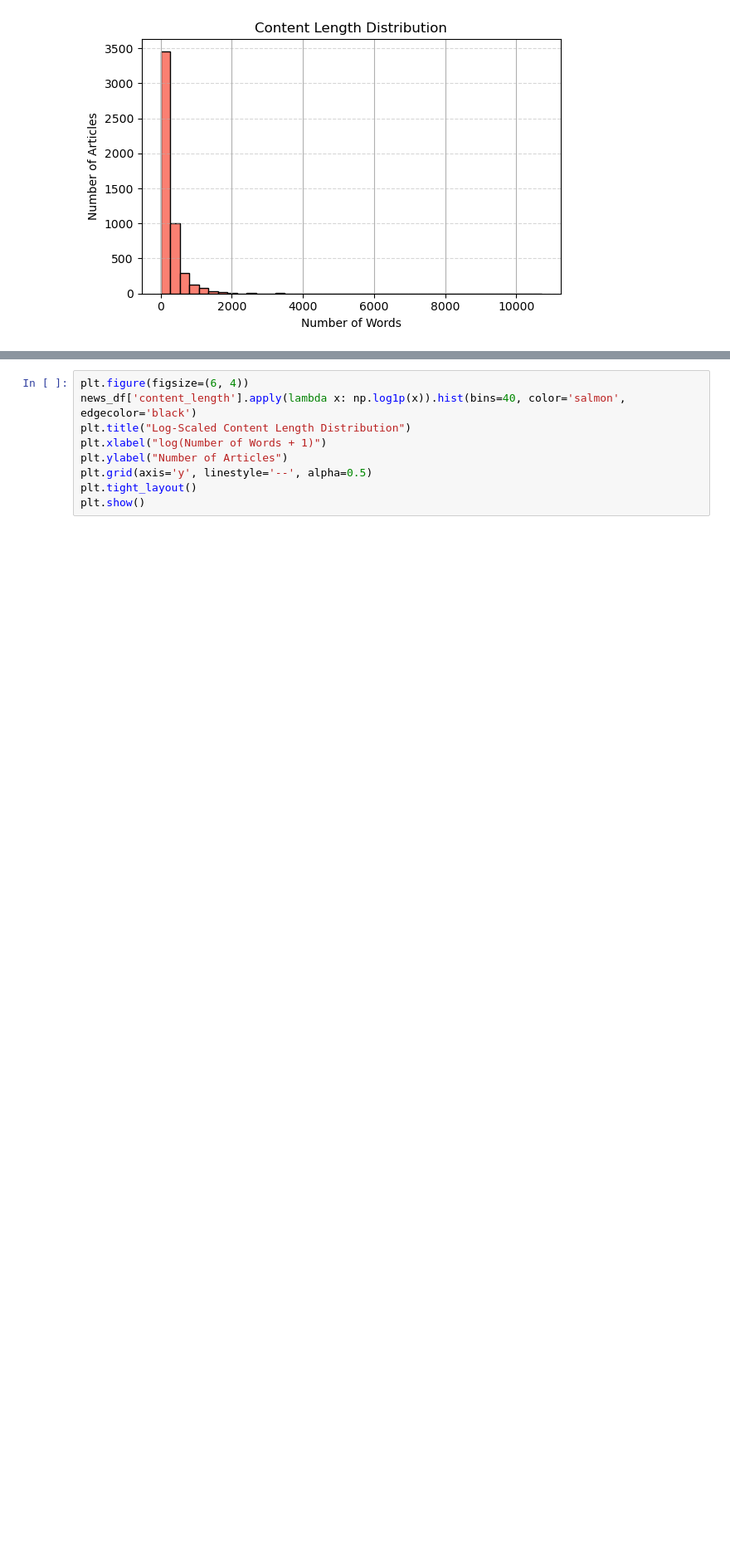
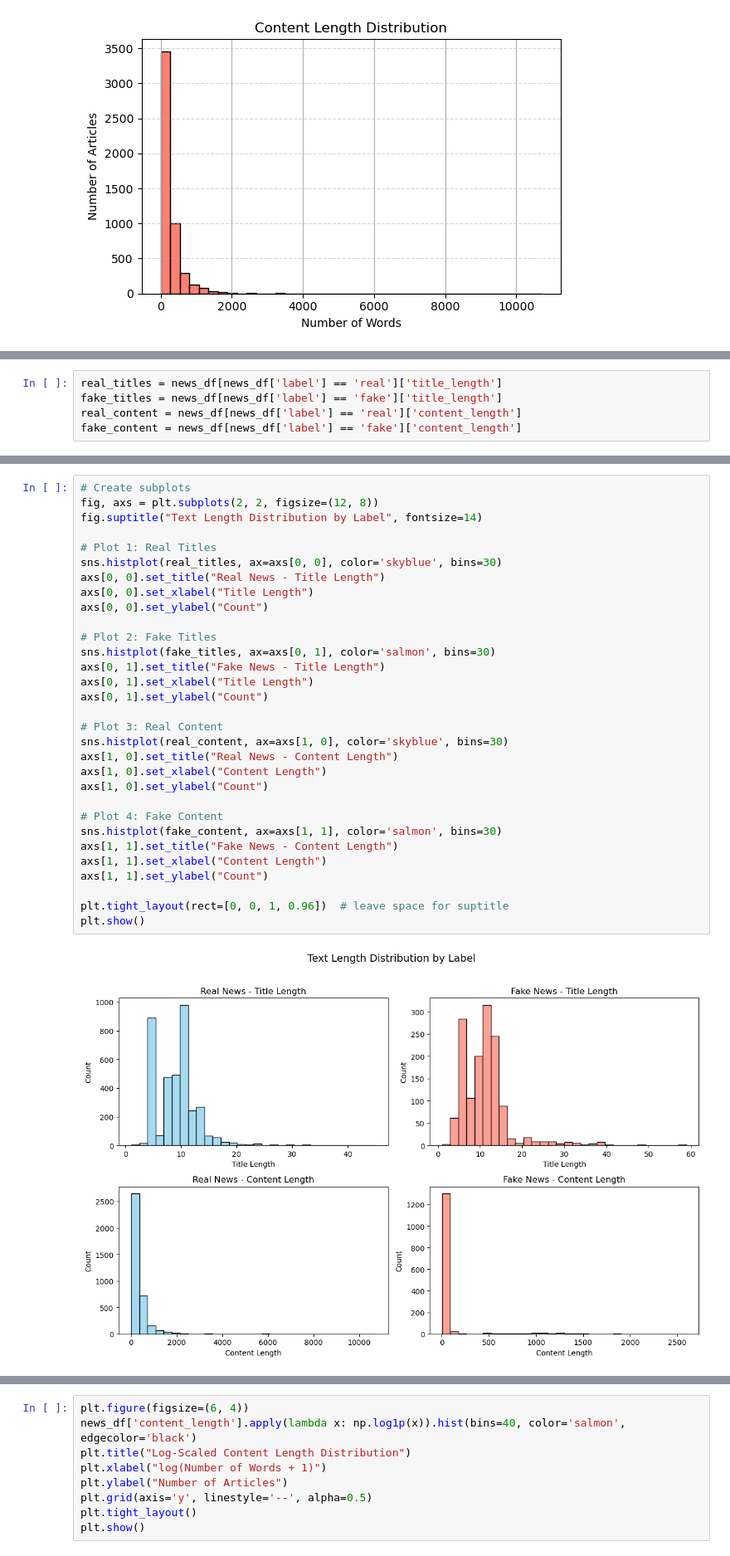
Before and after one commit to WalidAlsafadi/Haqiqa-Arabic-Fake-News-Detector, a Jupyter notebook: notebooks/EDA.ipynb, the cells around one changed output, grey strips where cells are left out. Shown at 83% size. Saved outputs shown, nothing was run; the diff lists cells and outputs as text; blank space fills up the shorter version.

```diff
--- a/notebooks/EDA.ipynb
+++ b/notebooks/EDA.ipynb
@@ -373,0 +384,5 @@ Next steps:
+# %%
+real_titles = news_df[news_df['label'] == 'real']['title_length']
+fake_titles = news_df[news_df['label'] == 'fake']['title_length']
+real_content = news_df[news_df['label'] == 'real']['content_length']
+fake_content = news_df[news_df['label'] == 'fake']['content_length']
@@ -373,0 +403,33 @@ Next steps:
+# %%
+# Create subplots
+fig, axs = plt.subplots(2, 2, figsize=(12, 8))
+fig.suptitle("Text Length Distribution by Label", fontsize=14)
+
+# Plot 1: Real Titles
+sns.histplot(real_titles, ax=axs[0, 0], color='skyblue', bins=30)
+axs[0, 0].set_title("Real News - Title Length")
+axs[0, 0].set_xlabel("Title Length")
+axs[0, 0].set_ylabel("Count")
+
+# Plot 2: Fake Titles
+sns.histplot(fake_titles, ax=axs[0, 1], color='salmon', bins=30)
+axs[0, 1].set_title("Fake News - Title Length")
+axs[0, 1].set_xlabel("Title Length")
+axs[0, 1].set_ylabel("Count")
+
+# Plot 3: Real Content
+sns.histplot(real_content, ax=axs[1, 0], color='skyblue', bins=30)
+axs[1, 0].set_title("Real News - Content Length")
+axs[1, 0].set_xlabel("Content Length")
+axs[1, 0].set_ylabel("Count")
+
+# Plot 4: Fake Content
+sns.histplot(fake_content, ax=axs[1, 1], color='salmon', bins=30)
+axs[1, 1].set_title("Fake News - Content Length")
+axs[1, 1].set_xlabel("Content Length")
+axs[1, 1].set_ylabel("Count")
+
+plt.tight_layout(rect=[0, 0, 1, 0.96])  # leave space for suptitle
+plt.show()
+# %% [output]
+[figure, added]
```
Also changed, not shown: parts of 15 cells of this notebook.
